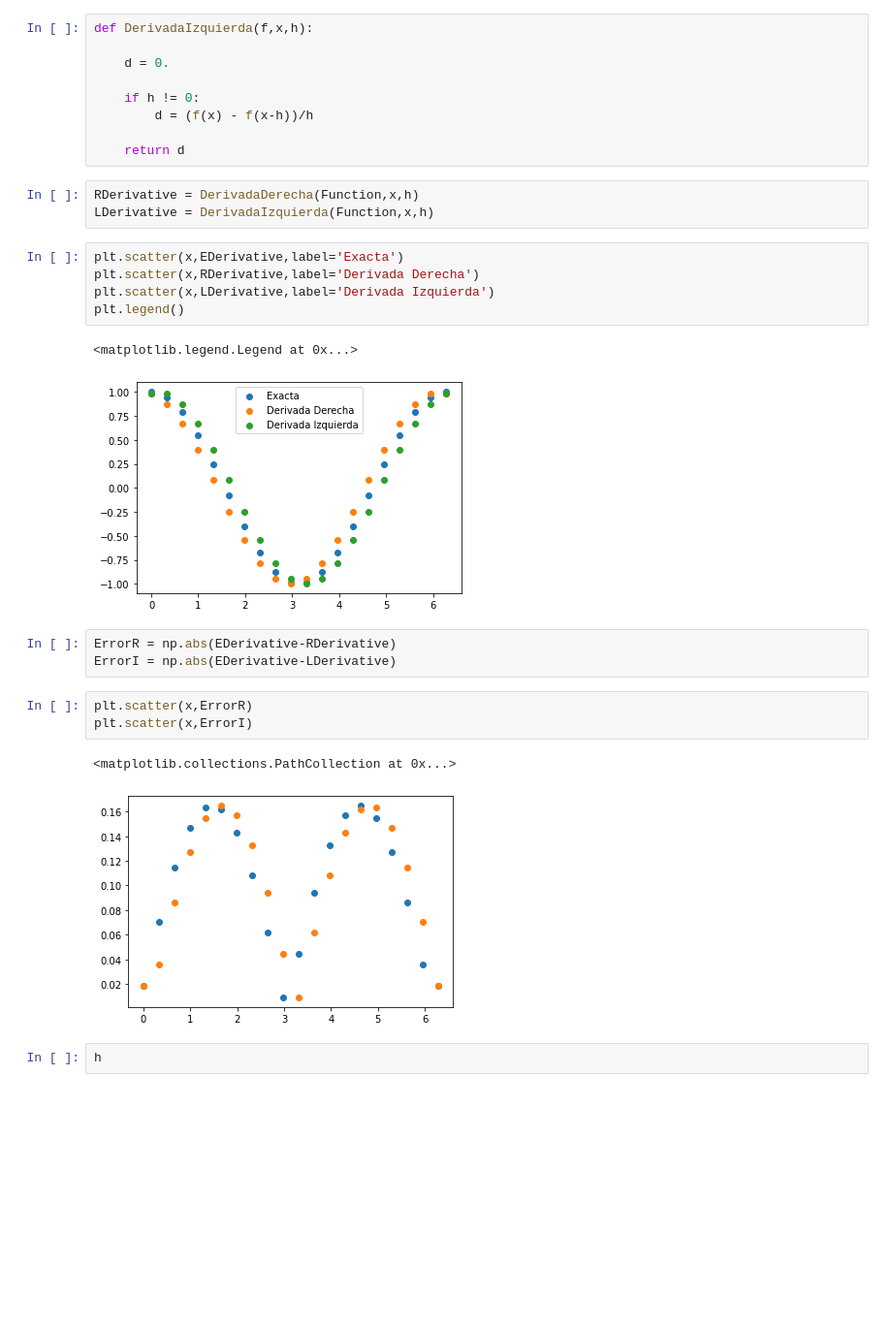
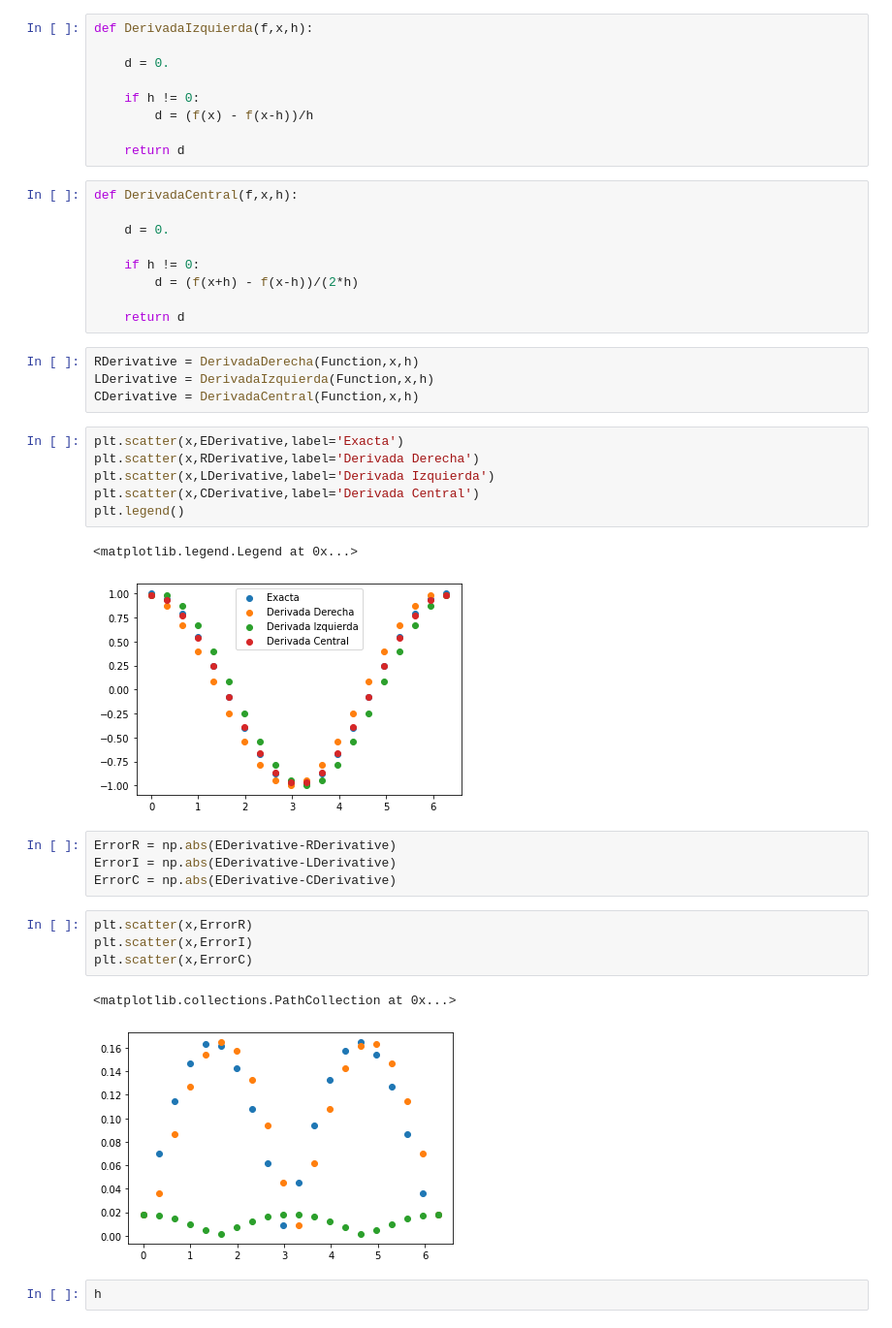
Before and after one commit to oli300ver/MetodosComputacionales202320, a Jupyter notebook: Week3/Derivacion.ipynb, the cells around one changed output. Shown: that part at 97% size. Cells and saved outputs as stored; diff of their text form; blank space fills up the shorter version.

```diff
--- a/Week3/Derivacion.ipynb
+++ b/Week3/Derivacion.ipynb
@@ -58,26 +58,39 @@ def DerivadaIzquierda(f,x,h):
         d = (f(x) - f(x-h))/h
 
     return d
+# %%
+def DerivadaCentral(f,x,h):
+
+    d = 0.
+
+    if h != 0:
+        d = (f(x+h) - f(x-h))/(2*h)
+
+    return d
 # %%
 RDerivative = DerivadaDerecha(Function,x,h)
 LDerivative = DerivadaIzquierda(Function,x,h)
+CDerivative = DerivadaCentral(Function,x,h)
 # %%
 plt.scatter(x,EDerivative,label='Exacta')
 plt.scatter(x,RDerivative,label='Derivada Derecha')
 plt.scatter(x,LDerivative,label='Derivada Izquierda')
+plt.scatter(x,CDerivative,label='Derivada Central')
 plt.legend()
 # %% [output]
 <matplotlib.legend.Legend at 0x...>
-[figure, old version]
+[figure, new version]
 # %%
 ErrorR = np.abs(EDerivative-RDerivative)
 ErrorI = np.abs(EDerivative-LDerivative)
+ErrorC = np.abs(EDerivative-CDerivative)
 # %%
 plt.scatter(x,ErrorR)
 plt.scatter(x,ErrorI)
+plt.scatter(x,ErrorC)
 # %% [output]
 <matplotlib.collections.PathCollection at 0x...>
-[figure, old version]
+[figure, new version]
 # %%
 h
 # %% [output]
```
Also changed, not shown: parts of 3 cells of this notebook.
